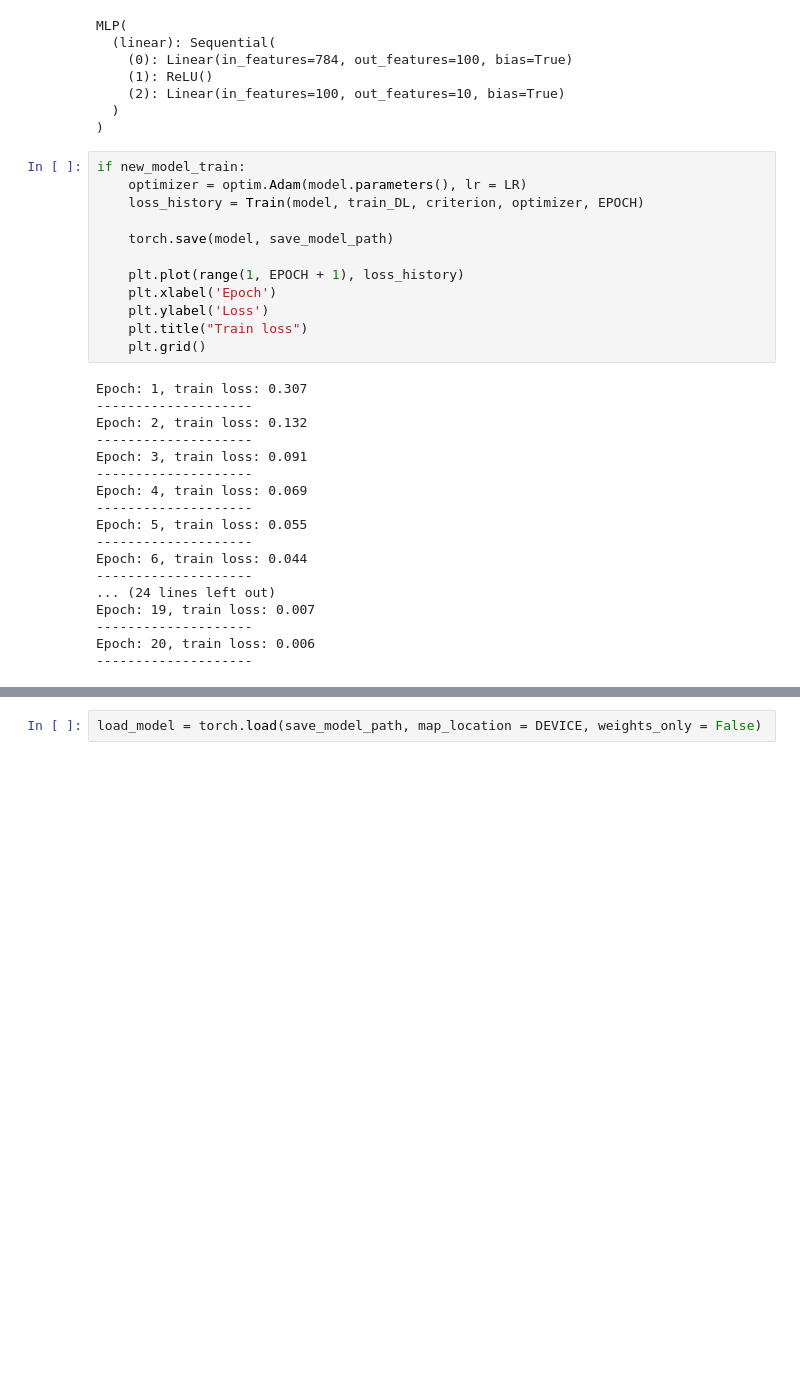
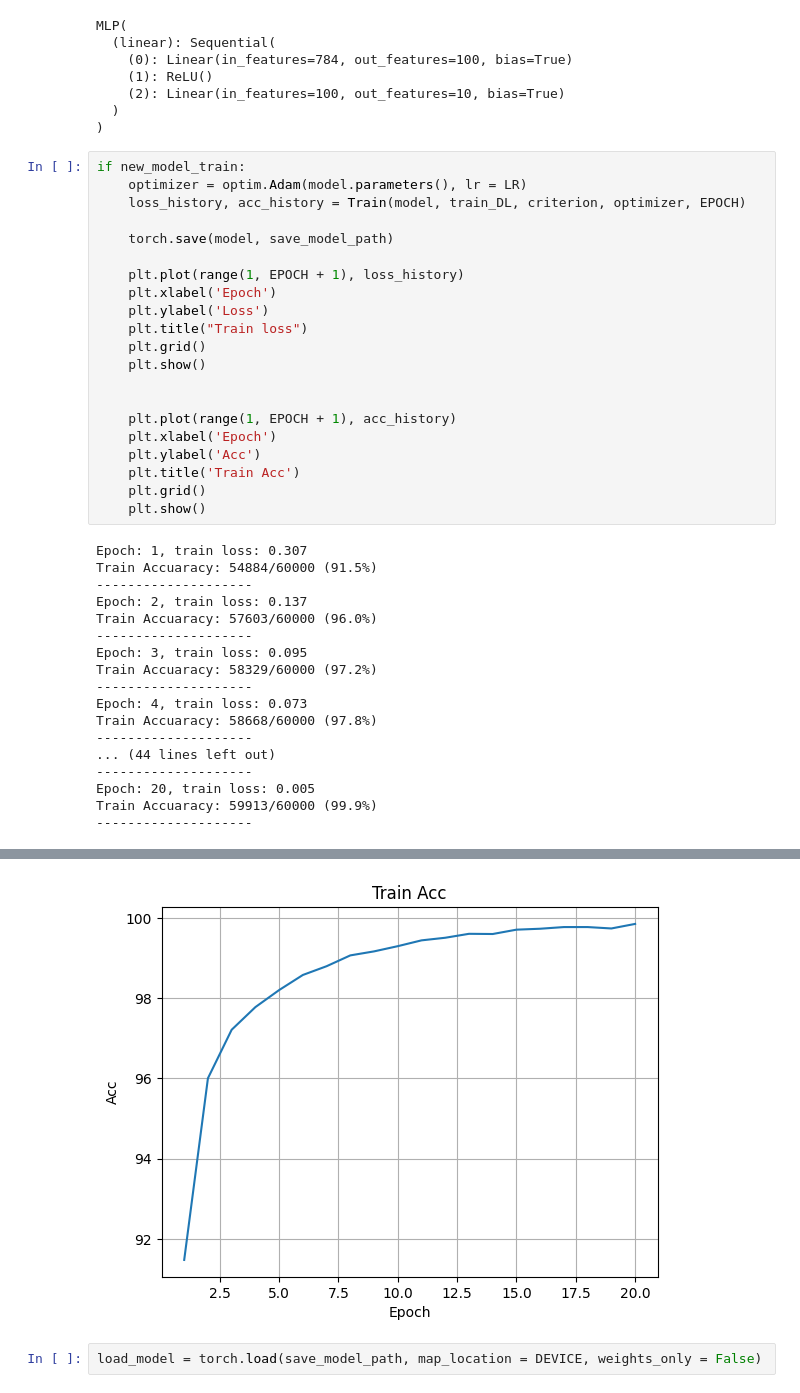
Before and after one commit to ddanghyni/code_attic, a Jupyter notebook: Deeeppp/multiclass_Classification_test.ipynb, the cells around one changed output, grey strips where cells are left out. Cells and saved outputs as stored; diff of their text form; blank space fills up the shorter version.

```diff
--- a/Deeeppp/multiclass_Classification_test.ipynb
+++ b/Deeeppp/multiclass_Classification_test.ipynb
@@ -51,34 +57,44 @@ MLP(
 # %%
 if new_model_train:
     optimizer = optim.Adam(model.parameters(), lr = LR)
-    loss_history = Train(model, train_DL, criterion, optimizer, EPOCH)
+    loss_history, acc_history = Train(model, train_DL, criterion, optimizer, EPOCH)
 
     torch.save(model, save_model_path)
 
     plt.plot(range(1, EPOCH + 1), loss_history)
     plt.xlabel('Epoch')
     plt.ylabel('Loss')
     plt.title("Train loss")
     plt.grid()
+    plt.show()
+
+
+    plt.plot(range(1, EPOCH + 1), acc_history)
+    plt.xlabel('Epoch')
+    plt.ylabel('Acc')
+    plt.title('Train Acc')
+    plt.grid()
+    plt.show()
 # %% [output]
 Epoch: 1, train loss: 0.307
+Train Accuaracy: 54884/60000 (91.5%)
 --------------------
-Epoch: 2, train loss: 0.132
+Epoch: 2, train loss: 0.137
+Train Accuaracy: 57603/60000 (96.0%)
 --------------------
-Epoch: 3, train loss: 0.091
+Epoch: 3, train loss: 0.095
+Train Accuaracy: 58329/60000 (97.2%)
 --------------------
-Epoch: 4, train loss: 0.069
+Epoch: 4, train loss: 0.073
+Train Accuaracy: 58668/60000 (97.8%)
 --------------------
-Epoch: 5, train loss: 0.055
+... (44 lines left out)
 --------------------
-Epoch: 6, train loss: 0.044
+Epoch: 20, train loss: 0.005
+Train Accuaracy: 59913/60000 (99.9%)
 --------------------
-... (24 lines left out)
-Epoch: 19, train loss: 0.007
---------------------
-Epoch: 20, train loss: 0.006
---------------------
 [figure]
+[figure, added]
 # %%
 load_model = torch.load(save_model_path, map_location = DEVICE, weights_only = False)
 # %%
```
Also changed, not shown: parts of 2 cells of this notebook, 5 other files.
